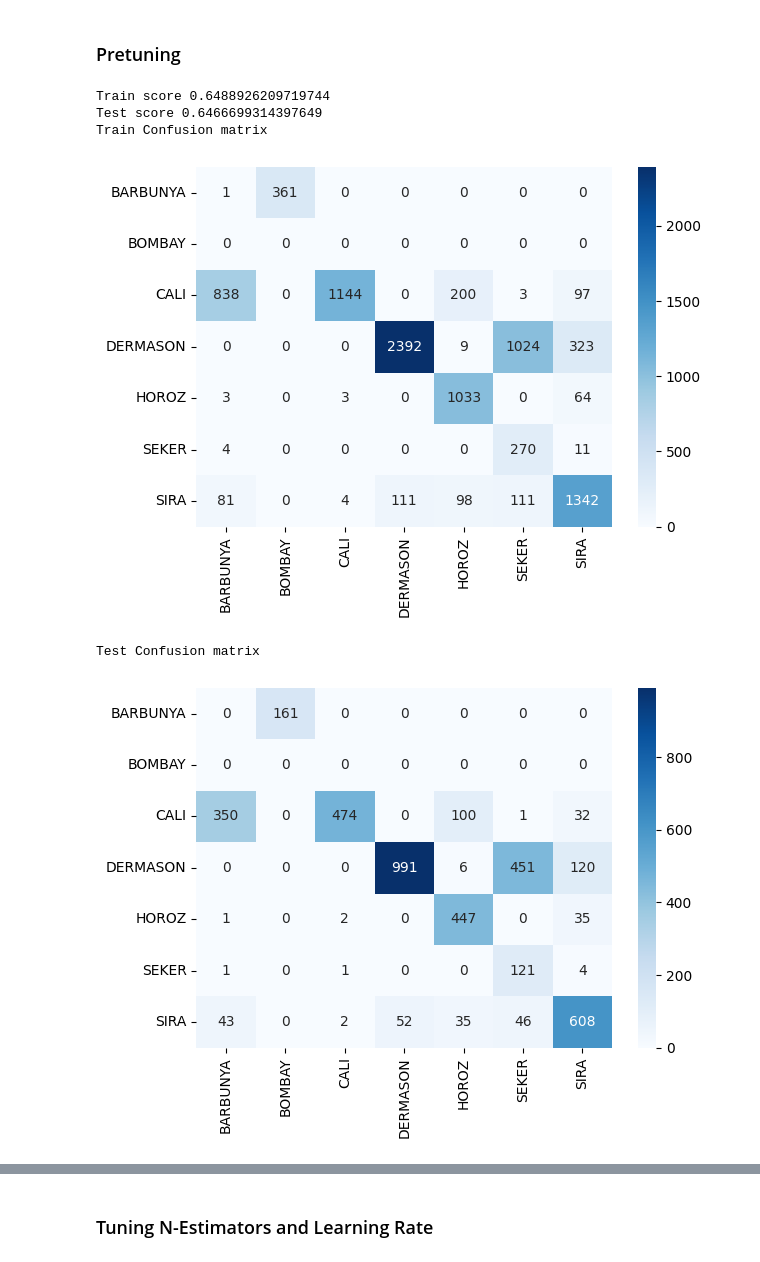
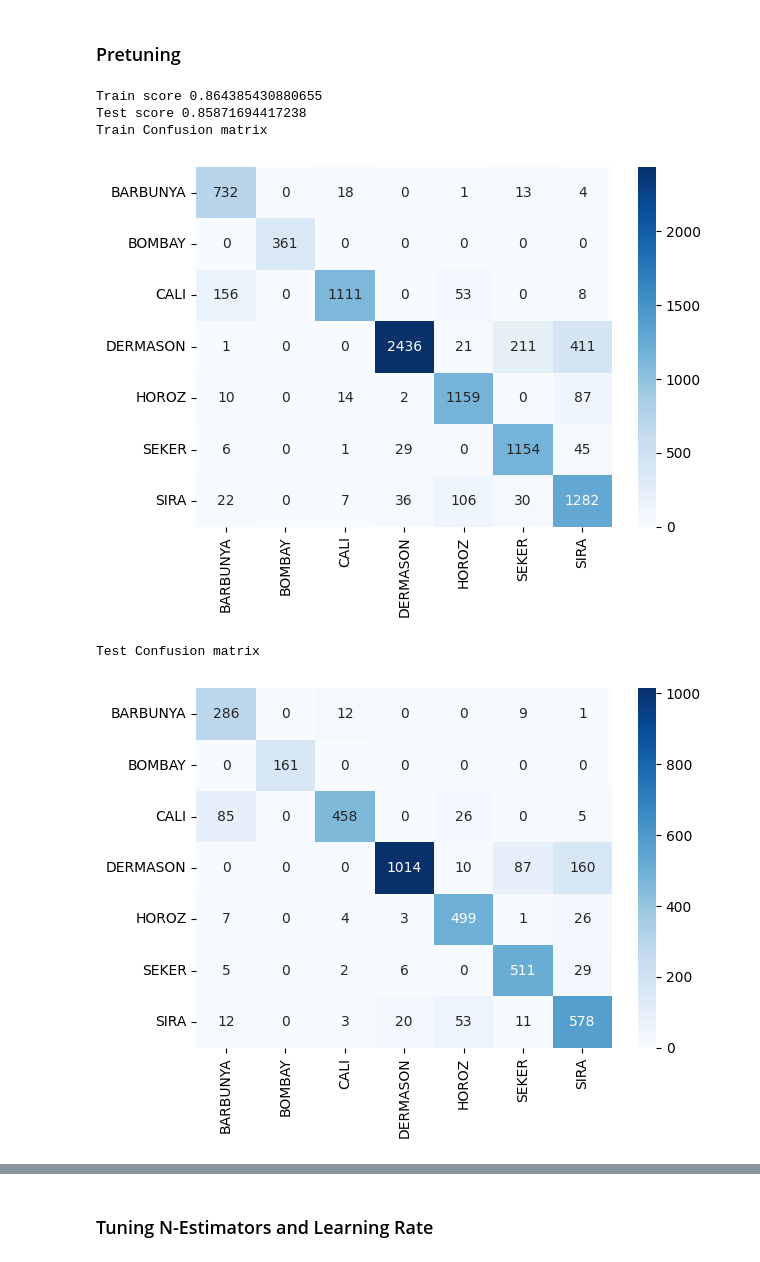
Before and after one commit to harry-z-kang/CS7641, a Jupyter notebook: supervised_learning/dry_bean.ipynb, the cells around one changed output, grey strips where cells are left out. Saved outputs shown, nothing was run; the diff lists cells and outputs as text; code cells hidden in the pictures.

```diff
--- a/supervised_learning/dry_bean.ipynb
+++ b/supervised_learning/dry_bean.ipynb
@@ -486,13 +486,13 @@ The learning curve of the single-layer neural network does not show as a strong
 ### Pretuning
 # %%
 adaboost_classifier = AdaBoostClassifier(base_estimator=DecisionTreeClassifier(
-    max_depth=1, min_samples_leaf=1), random_state=42)
+    max_depth=3, min_samples_leaf=1), random_state=42)
 default_fit_test(adaboost_classifier)
 # %% [output]
-Train score 0.6488926209719744
-Test score 0.6466699314397649
+Train score 0.864385430880655
+Test score 0.85871694417238
 Train Confusion matrix
-[figure, old version]
+[figure, new version]
 Test Confusion matrix
-[figure, old version]
+[figure, new version]
 # %% [markdown]
```
Also changed, not shown: parts of 29 cells of this notebook, 1 other file.
